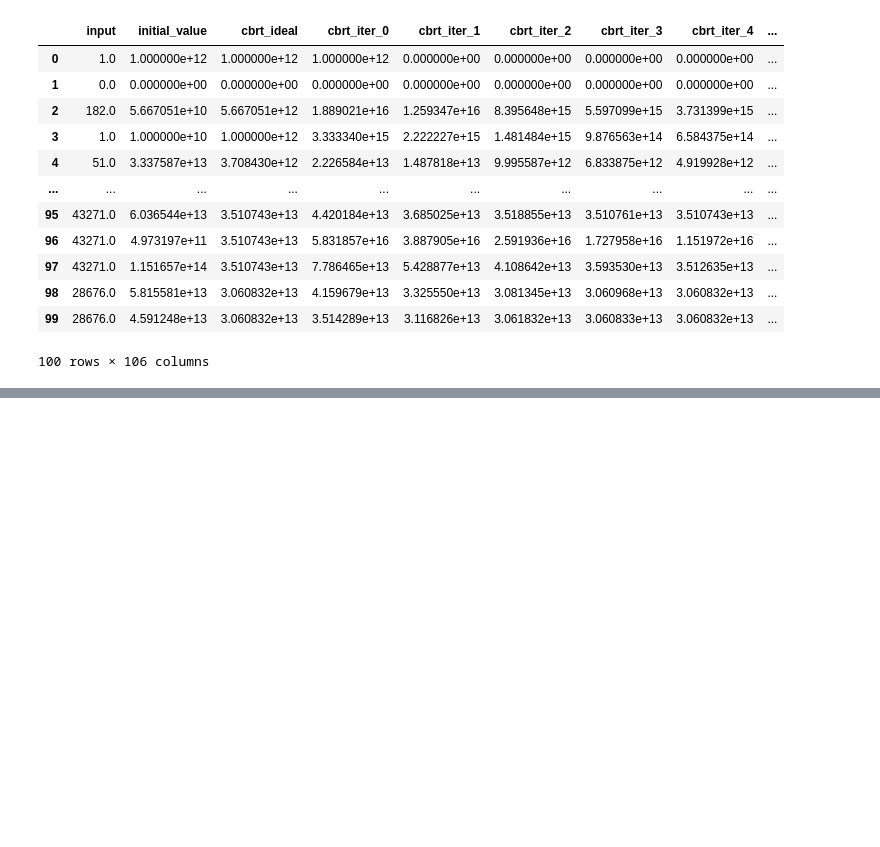
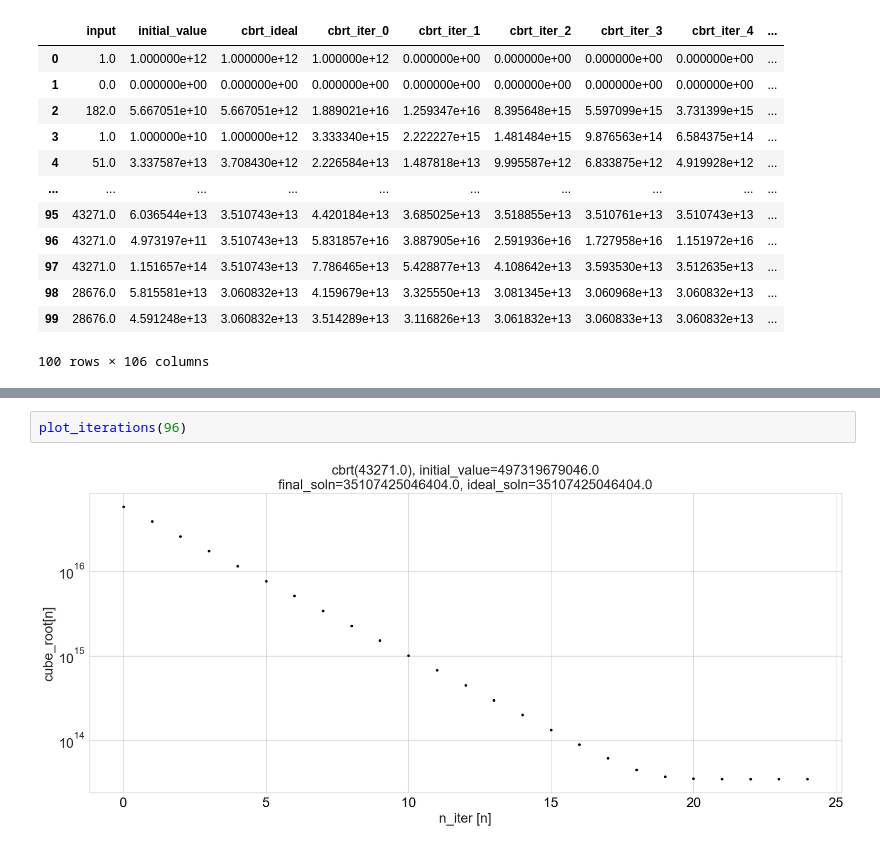
Before and after one commit to curvefi/tricrypto-ng, a Jupyter notebook: analysis/cbrt/report_cbrt_range.ipynb, the cells around one changed output, grey strips where cells are left out. Saved outputs shown, nothing was run; the diff lists cells and outputs as text; blank space fills up the shorter version.

```diff
--- a/analysis/cbrt/report_cbrt_range.ipynb
+++ b/analysis/cbrt/report_cbrt_range.ipynb
@@ -100,0 +132,4 @@ Get difference between ideal and implementation cbrt:
+# %%
+plot_iterations(96)
+# %% [output]
+[figure, added]
```
Also changed, not shown: parts of 4 cells of this notebook.
